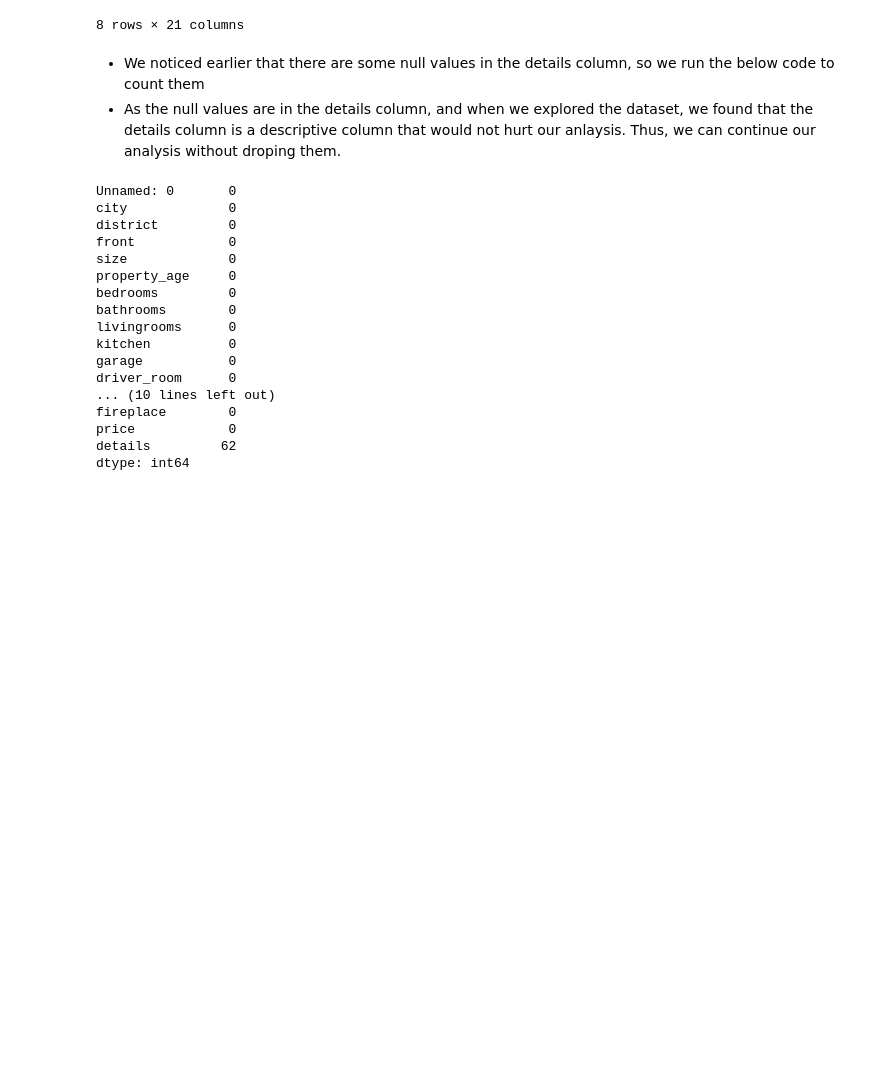
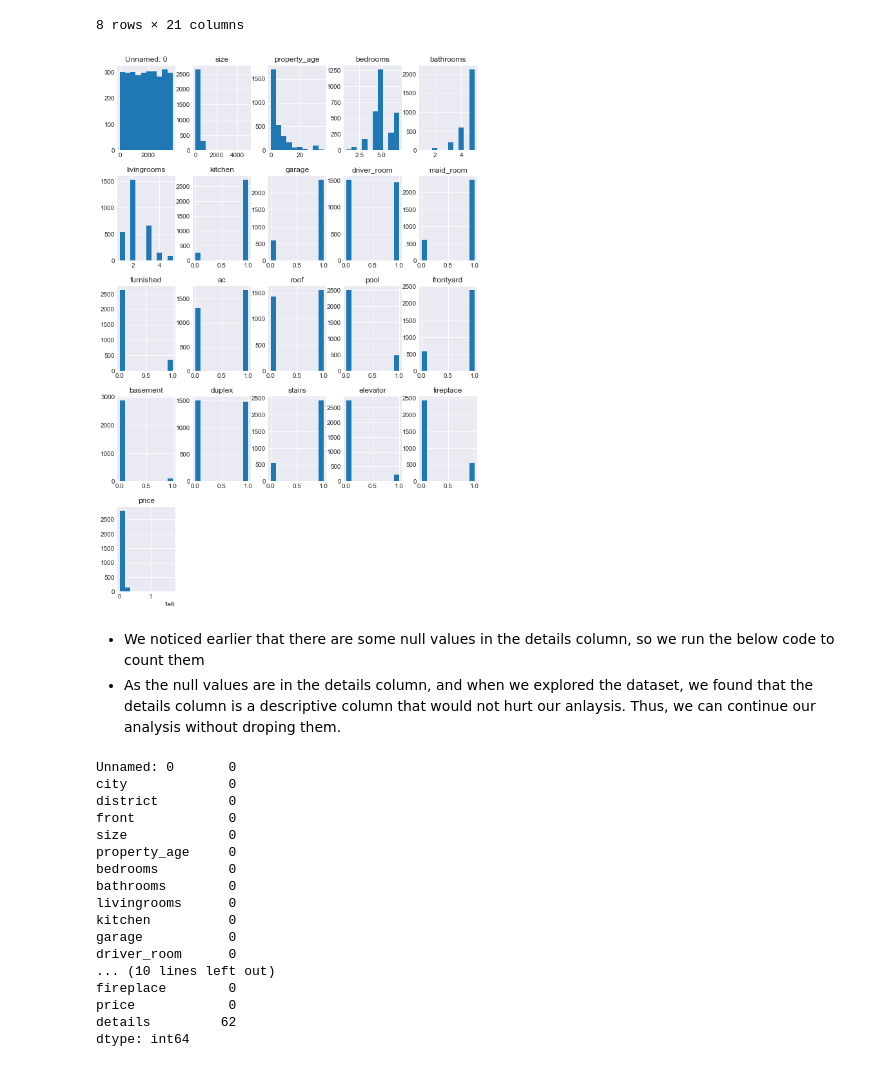
Before and after one commit to novr1512/saudi_aqar_price_prediction, a Jupyter notebook: full_EDA.ipynb, the cells around one changed output. Saved outputs shown, nothing was run; the diff lists cells and outputs as text; code cells hidden in the pictures; blank space fills up the shorter version.

```diff
--- a/full_EDA.ipynb
+++ b/full_EDA.ipynb
@@ -71,6 +105,12 @@ H_data.describe()
 | 75% | 2789.750000 | 400.000000 | 8.000000 | 6.000000 | 5.000000 | 3.000000 | 1.000000 | 1.000000 | 1.000000 | ... |
 | max | 3717.000000 | 5000.000000 | 36.000000 | 7.000000 | 5.000000 | 5.000000 | 1.000000 | 1.000000 | 1.000000 | ... |
 8 rows × 21 columns
+# %%
+viz = H_data
+viz.hist(figsize = (10,15))
+plt.show()
+# %% [output]
+[figure, added]
 # %% [markdown]
 - We noticed earlier that there are some null values in the details column, so we run the below code to count them
 - As the null values are in the details column, and when we explored the dataset, we found that the details column is a descriptive column that would not hurt our anlaysis. Thus, we can continue our analysis without droping them.
```
Also changed, not shown: parts of 18 cells of this notebook.
